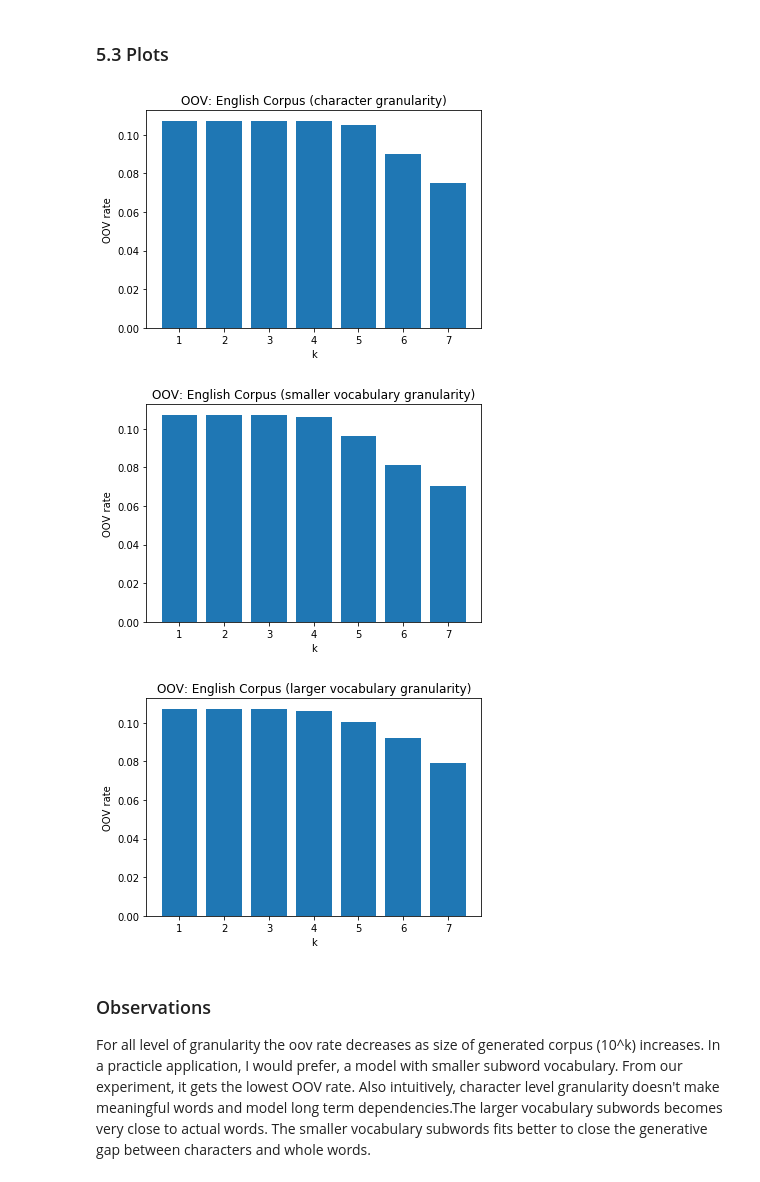
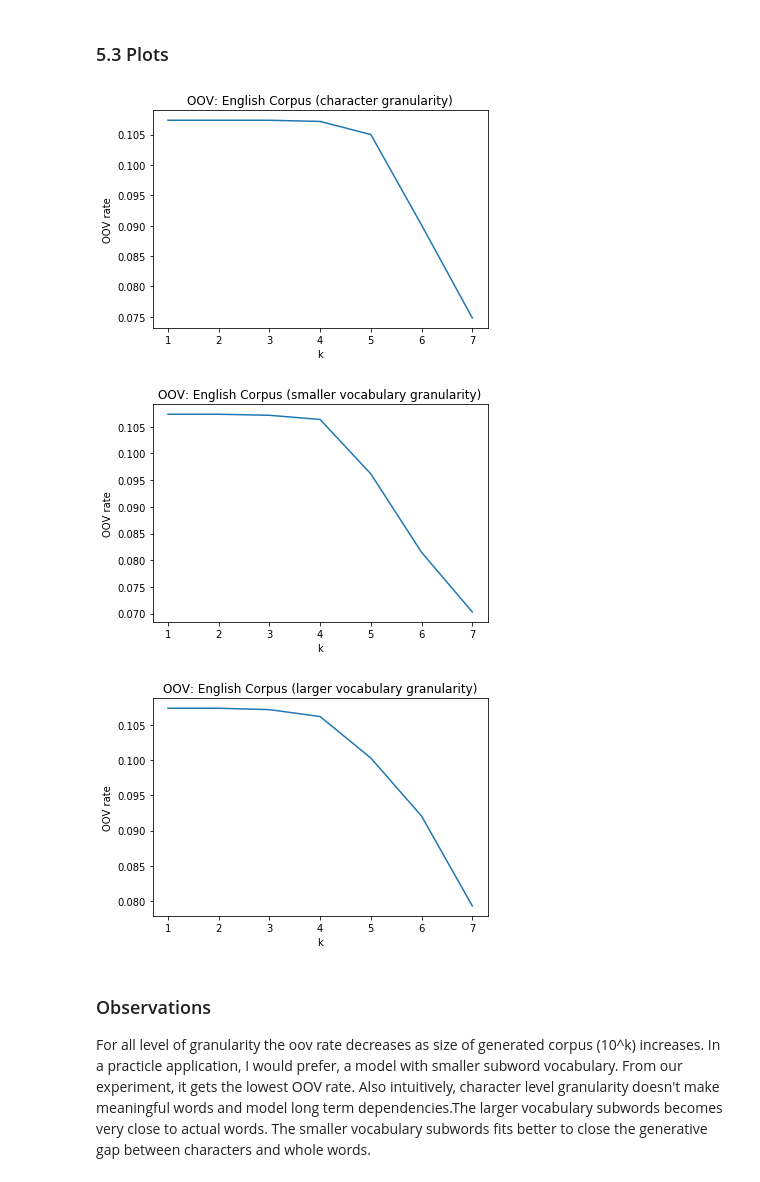
Before and after one commit to nik1806/snlp_project, a Jupyter notebook: english_notebook.ipynb, the cells around one changed output. Drawn from its saved outputs; the diff is of its cells as text; code cells hidden in the pictures.

Commit message:
update: plot style to line graph

```diff
--- a/english_notebook.ipynb
+++ b/english_notebook.ipynb
@@ -726,36 +726,38 @@ print(oov_lrV)
 # %%
 # character
 x = range(1,8)
 
-plt.bar(x, oov_ch)
+# plt.bar(x, oov_ch)
+
+plt.plot(x, oov_ch)
 plt.xlabel('k')
 plt.ylabel('OOV rate')
 plt.title("OOV: English Corpus (character granularity)" )
 plt.show()
 # %% [output]
-[figure, old version]
+[figure, new version]
 # %%
 # smaller vocabulary
 x = range(1,8)
 
-plt.bar(x, oov_smV)
+plt.plot(x, oov_smV)
 plt.xlabel('k')
 plt.ylabel('OOV rate')
 plt.title("OOV: English Corpus (smaller vocabulary granularity)" )
 plt.show()
 # %% [output]
-[figure, old version]
+[figure, new version]
 # %%
 # larger vocabulary
 x = range(1,8)
 
-plt.bar(x, oov_lrV)
+plt.plot(x, oov_lrV)
 plt.xlabel('k')
 plt.ylabel('OOV rate')
 plt.title("OOV: English Corpus (larger vocabulary granularity)" )
 plt.show()
 # %% [output]
-[figure, old version]
+[figure, new version]
 # %% [markdown]
 ### Observations
 For all level of granularity the oov rate decreases as size of generated corpus (10^k) increases. In a practicle application, I would prefer, a model with smaller subword vocabulary. From our experiment, it gets the lowest OOV rate. Also intuitively, character level granularity doesn't make meaningful words and model long term dependencies.The larger vocabulary subwords becomes very close to actual words. The smaller vocabulary subwords fits better to close the generative gap between characters and whole words.
```
